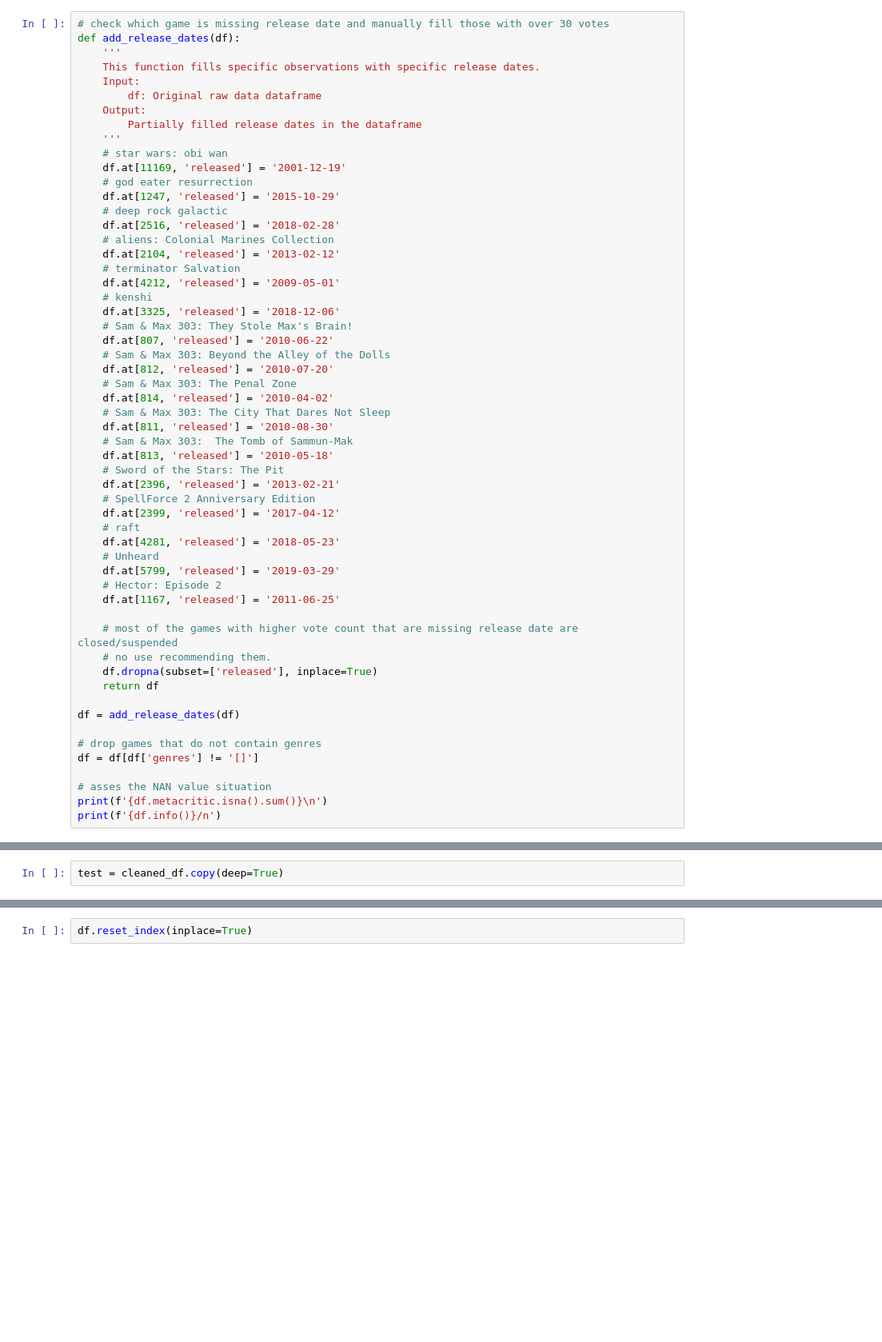
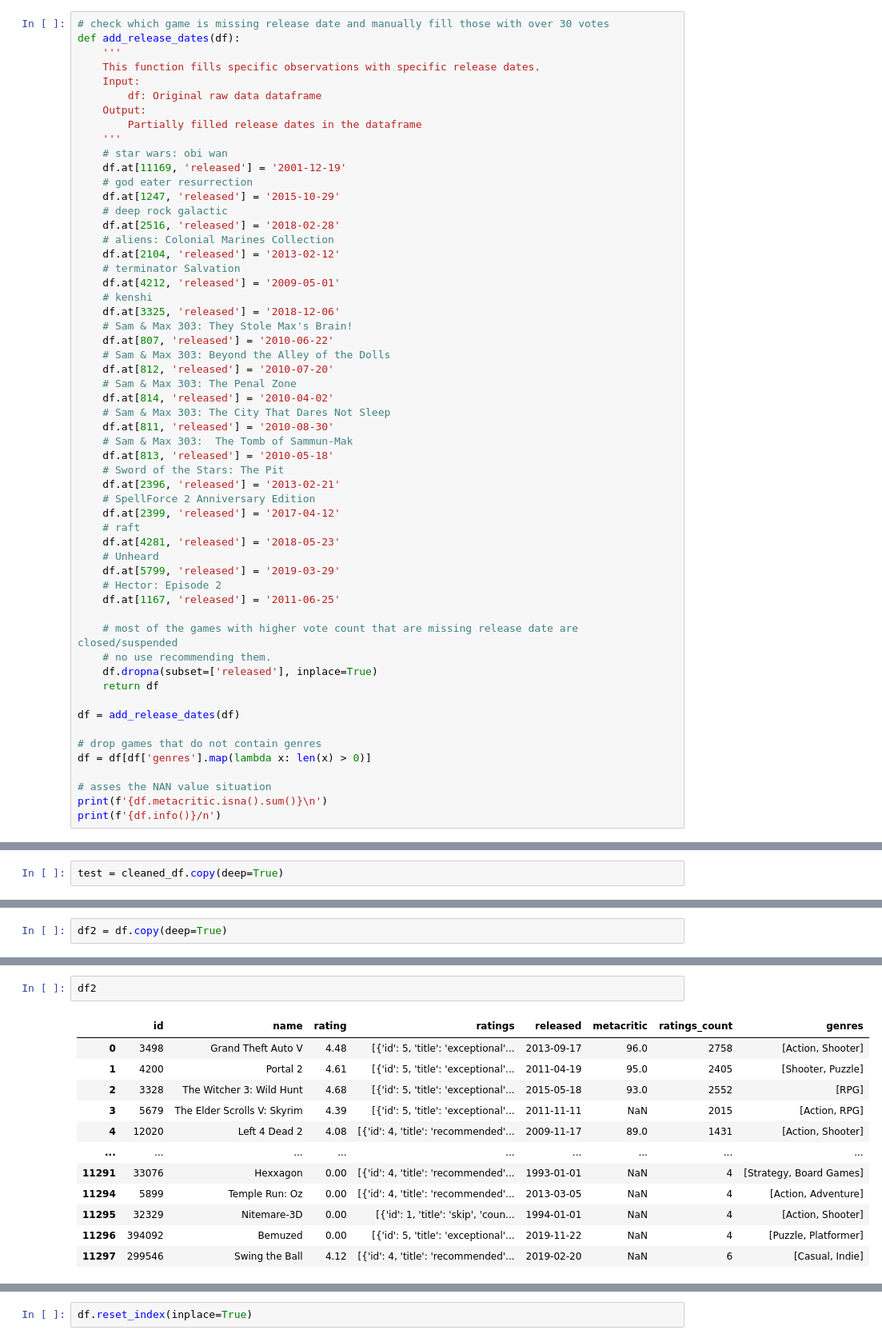
Before and after one commit to Gal-Gilor/Game_recommender, a Jupyter notebook: data_cleaning_testing_ground.ipynb, the cells around one changed output, grey strips where cells are left out. Shown at 80% size. Drawn from its saved outputs; the diff is of its cells as text; blank space fills up the shorter version.

```diff
--- a/Data_cleaning.ipynb
+++ b/data_cleaning_testing_ground.ipynb
@@ -113,7 +113,7 @@ def add_release_dates(df):
 df = add_release_dates(df)
 
 # drop games that do not contain genres
-df = df[df['genres'] != '[]']
+df = df[df['genres'].map(lambda x: len(x) > 0)]
 
 # asses the NAN value situation
 print(f'{df.metacritic.isna().sum()}\n')
@@ -489,3 +482,5 @@ array(10)
+# %%
+df2 = df.copy(deep=True)
 # %%
 def reshape_metacritic_df(filename):
     '''
@@ -543,0 +523,15 @@ def fill_metacritic(df, filename, column):
+# %%
+df2
+# %% [output]
+|  | id | name | rating | ratings | released | metacritic | ratings_count | genres |
+| 0 | 3498 | Grand Theft Auto V | 4.48 | [{'id': 5, 'title': 'exceptional'... | 2013-09-17 | 96.0 | 2758 | [Action, Shooter] |
+| 1 | 4200 | Portal 2 | 4.61 | [{'id': 5, 'title': 'exceptional'... | 2011-04-19 | 95.0 | 2405 | [Shooter, Puzzle] |
+| 2 | 3328 | The Witcher 3: Wild Hunt | 4.68 | [{'id': 5, 'title': 'exceptional'... | 2015-05-18 | 93.0 | 2552 | [RPG] |
+| 3 | 5679 | The Elder Scrolls V: Skyrim | 4.39 | [{'id': 5, 'title': 'exceptional'... | 2011-11-11 | NaN | 2015 | [Action, RPG] |
+| 4 | 12020 | Left 4 Dead 2 | 4.08 | [{'id': 4, 'title': 'recommended'... | 2009-11-17 | 89.0 | 1431 | [Action, Shooter] |
+| ... | ... | ... | ... | ... | ... | ... | ... | ... |
+| 11291 | 33076 | Hexxagon | 0.00 | [{'id': 4, 'title': 'recommended'... | 1993-01-01 | NaN | 4 | [Strategy, Board Games] |
+| 11294 | 5899 | Temple Run: Oz | 0.00 | [{'id': 4, 'title': 'recommended'... | 2013-03-05 | NaN | 4 | [Action, Adventure] |
+| 11295 | 32329 | Nitemare-3D | 0.00 | [{'id': 1, 'title': 'skip', 'coun... | 1994-01-01 | NaN | 4 | [Action, Shooter] |
+| 11296 | 394092 | Bemuzed | 0.00 | [{'id': 5, 'title': 'exceptional'... | 2019-11-22 | NaN | 4 | [Puzzle, Platformer] |
+| 11297 | 299546 | Swing the Ball | 4.12 | [{'id': 4, 'title': 'recommended'... | 2019-02-20 | NaN | 6 | [Casual, Indie] |
```
Also changed, not shown: parts of 14 cells of this notebook, 1 other file.
